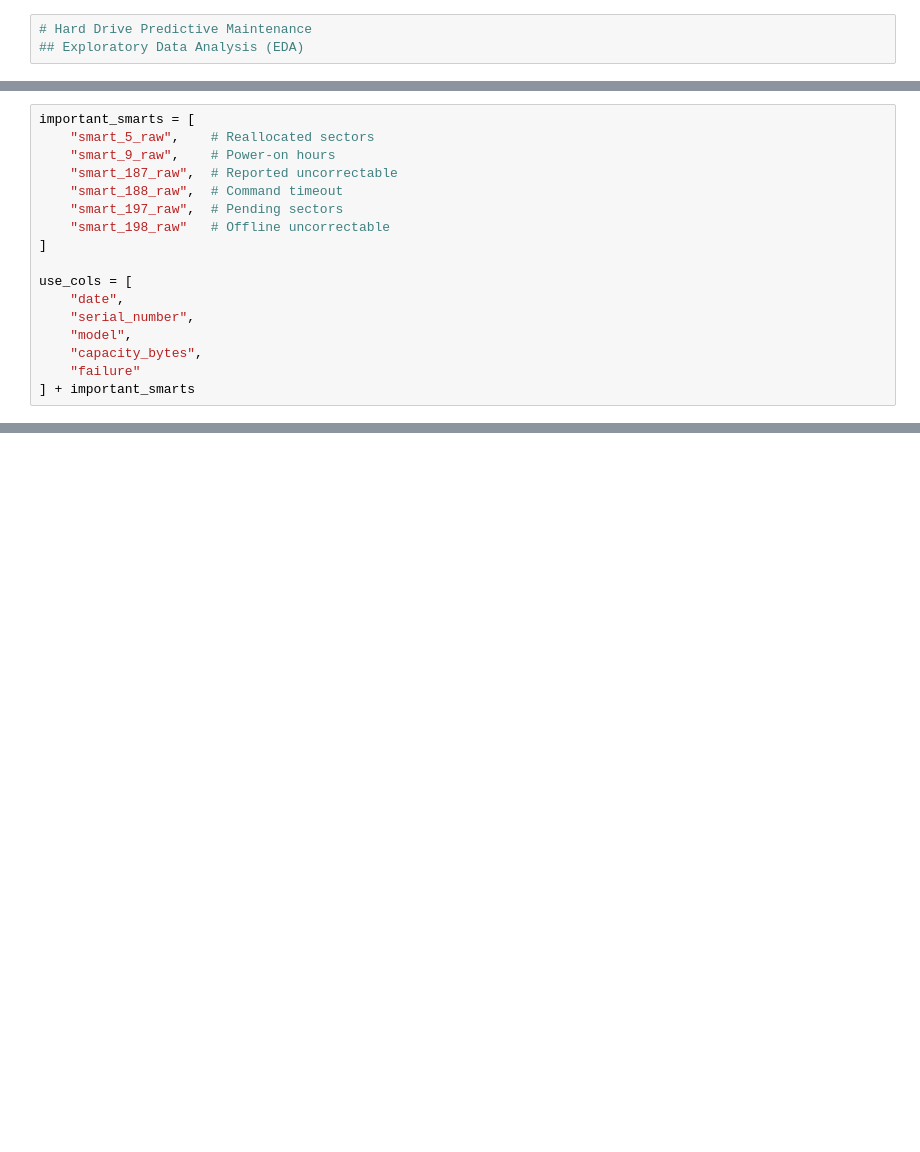
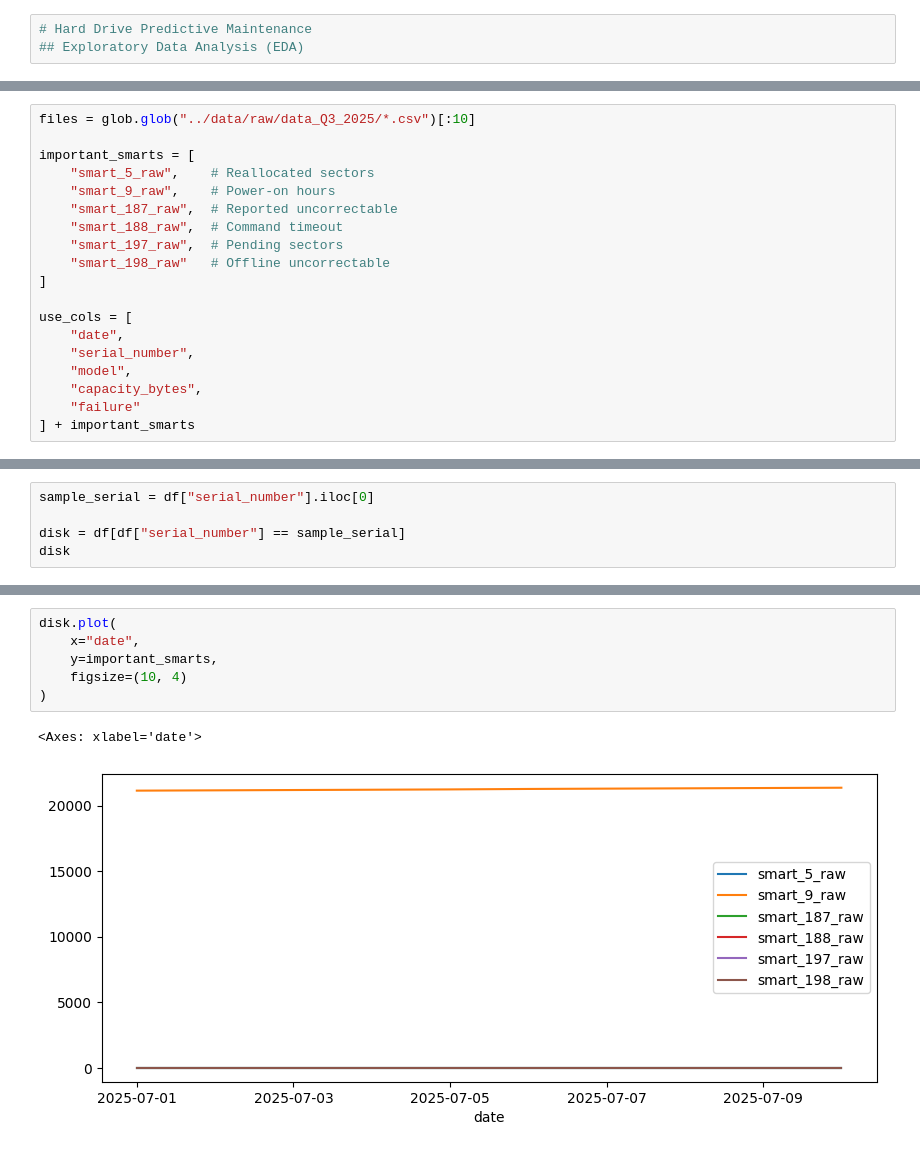
Before and after one commit to PhonpawitS/Hard-Drive-Failure-Prediction-using-ML, a Jupyter notebook: notebooks/eda.ipynb, the cells around one changed output, grey strips where cells are left out. Saved outputs shown, nothing was run; the diff lists cells and outputs as text; blank space fills up the shorter version.

Commit message:
Add single-disk SMART time series visualization for EDA

```diff
--- a/notebooks/eda.ipynb
+++ b/notebooks/eda.ipynb
@@ -21,4 +21,6 @@ Index(['date', 'serial_number', 'model', 'capacity_bytes', 'failure',
 # %%
+files = glob.glob("../data/raw/data_Q3_2025/*.csv")[:10]
+
 important_smarts = [
     "smart_5_raw",    # Reallocated sectors
     "smart_9_raw",    # Power-on hours
@@ -48,0 +80,5 @@ df.head()
+# %%
+sample_serial = df["serial_number"].iloc[0]
+
+disk = df[df["serial_number"] == sample_serial]
+disk
@@ -48,0 +97,9 @@ df.head()
+# %%
+disk.plot(
+    x="date",
+    y=important_smarts,
+    figsize=(10, 4)
+)
+# %% [output]
+<Axes: xlabel='date'>
+[figure, added]
```
Also changed, not shown: parts of 6 cells of this notebook.
